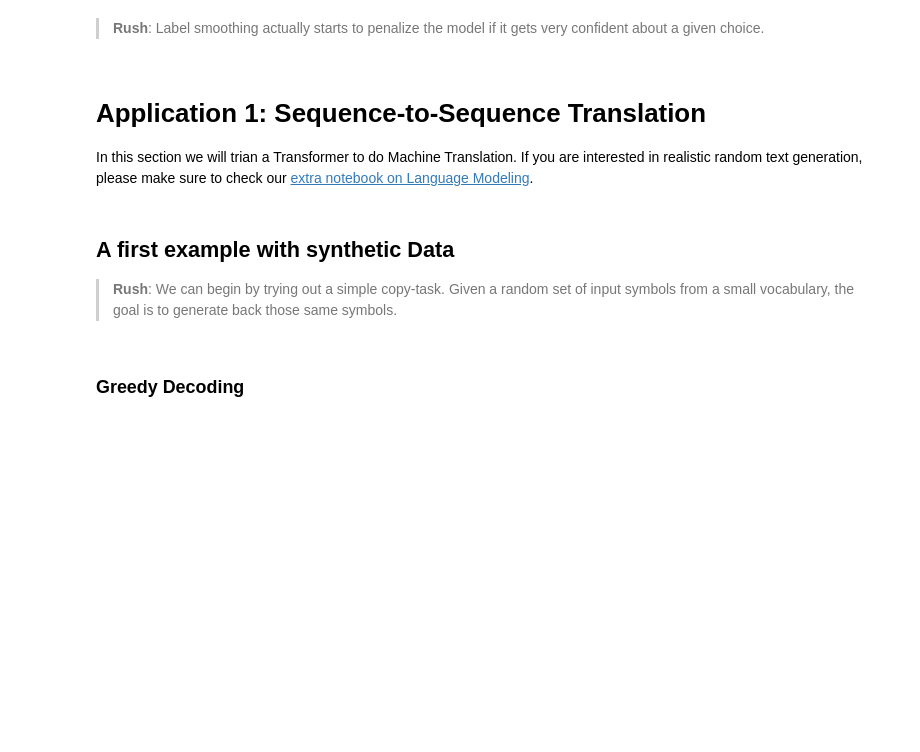
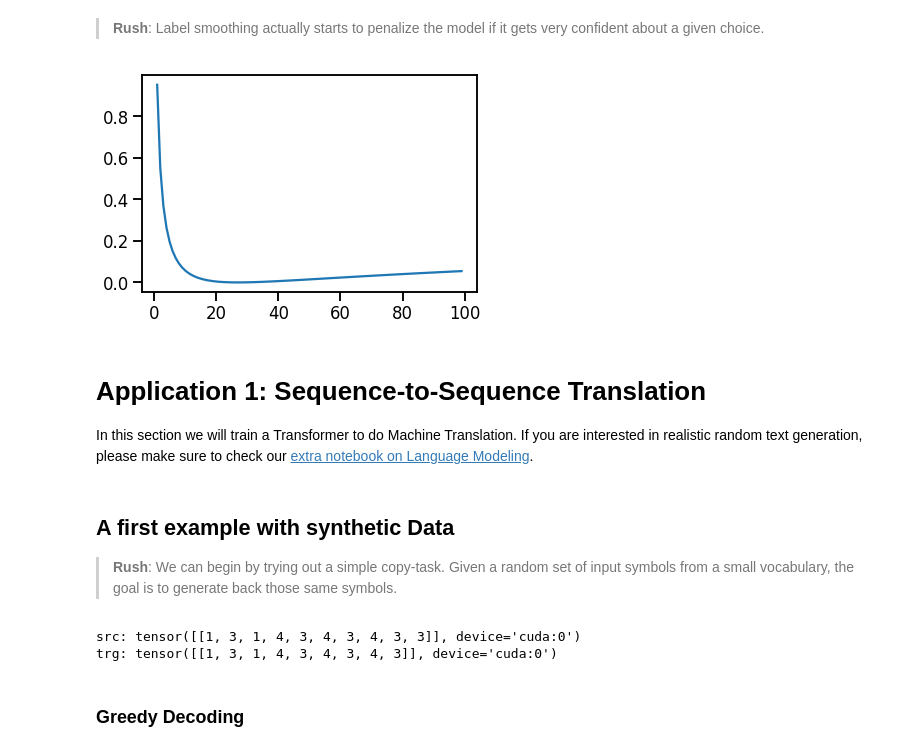
Before and after one commit to rdguez-mariano/practicals-2019, a Jupyter notebook: 2b_nlp_transformer.ipynb, the cells around one changed output. Cells and saved outputs as stored; diff of their text form; code cells hidden in the pictures; blank space fills up the shorter version.

Commit message:
Update transformer notebook.

```diff
--- a/2b_nlp_transformer.ipynb
+++ b/2b_nlp_transformer.ipynb
@@ -664,15 +684,18 @@ for j in range(5):
 # %%
 crit = LabelSmoothing(5, 0, 0.1)
 def loss(x):
     d = float(x + 3 * 1)
-    predict = torch.FloatTensor([[0, x / d, 1 / d, 1 / d, 1 / d]])
-    return crit(Variable(predict.log()),
-                 Variable(torch.LongTensor([1]))).item()
-_ = plt.plot(np.arange(1, 100), [loss(x) for x in range(1, 100)])
+    predict = torch.tensor([[0, x / d, 1 / d, 1 / d, 1 / d]])
+    return crit(predict.log(),
+                torch.tensor([1])).item()
+plt.plot(np.arange(1, 100), [loss(x) for x in range(1, 100)])
+plt.show()
+# %% [output]
+[figure, added]
 # %% [markdown]
 # Application 1: Sequence-to-Sequence Translation
 
-In this section we will trian a Transformer to do Machine Translation. If you are interested in realistic random text generation, please make sure to check our [extra notebook on Language Modeling](https://github.com/khipu-ai/practicals-2019/blob/master/2b_nlp_transformer_extra.ipynb).
+In this section we will train a Transformer to do Machine Translation. If you are interested in realistic random text generation, please make sure to check our [extra notebook on Language Modeling](https://github.com/khipu-ai/practicals-2019/blob/master/2b_nlp_transformer_extra.ipynb).
 # %% [markdown]
 ## A first example with synthetic Data
 
@@ -689,8 +711,11 @@ def data_gen(vocab_size, batch, nbatches):
         yield Batch(src, tgt, 0)
 # %%
 batch = next(iter(data_gen(5, 1, 1)))
-print 'src:', batch.src
-print 'trg:', batch.trg
+print('src:', batch.src)
+print('trg:', batch.trg)
+# %% [output]
+src: tensor([[1, 3, 1, 4, 3, 4, 3, 4, 3, 3]], device='cuda:0')
+trg: tensor([[1, 3, 1, 4, 3, 4, 3, 4, 3]], device='cuda:0')
 # %% [markdown]
 ### Greedy Decoding
 # %%
```
Also changed, not shown: parts of 56 cells of this notebook.
